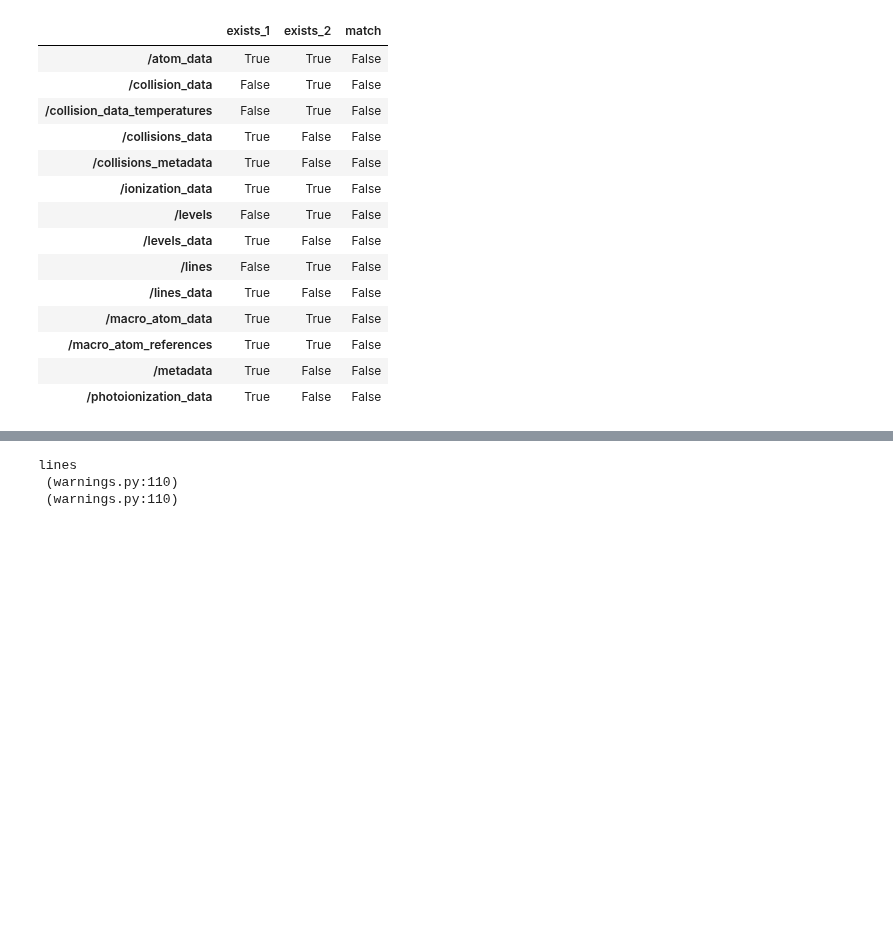
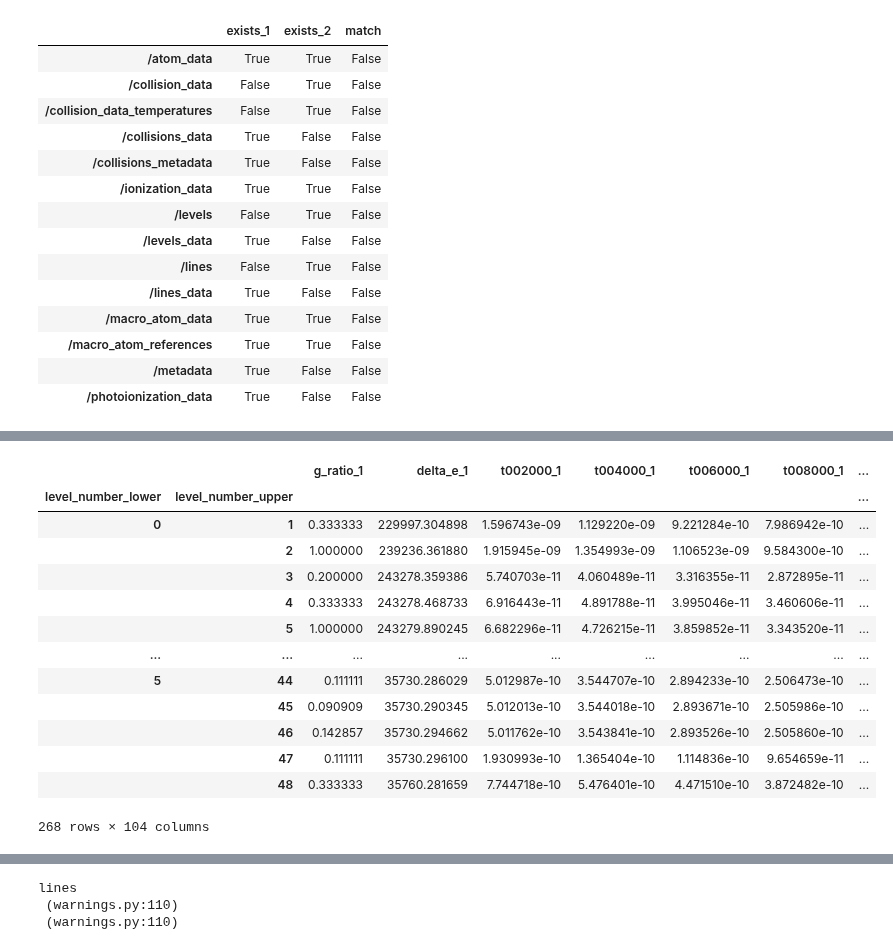
Before and after one commit to tardis-sn/carsus, a Jupyter notebook: docs/development/compare_atomic_files.ipynb, the cells around one changed output, grey strips where cells are left out. Cells and saved outputs as stored; diff of their text form; code cells hidden in the pictures; blank space fills up the shorter version.

```diff
--- a/docs/development/compare_atomic_files.ipynb
+++ b/docs/development/compare_atomic_files.ipynb
@@ -263,0 +414,32 @@ atc.tt
+# %%
+rtol = 1e-07
+common_cols = np.intersect1d(
+            atc.cols1.columns.values, atc.cols2.columns.values
+        )
+for item in common_cols:
+    mcols["matches_" + item] = np.isclose(
+        mcols[item + "_1"], mcols[item + "_2"], rtol=rtol
+    )
+    mcols["pct_change_" + item] = mcols[
+        [item + "_1", item + "_2"]
+    ].pct_change(axis=1)[item + "_2"]
+
+    mcols["pct_change_" + item] = mcols[
+        "pct_change_" + item
+    ].fillna(0)
+mcols
+# %% [output]
+|  |  | g_ratio_1 | delta_e_1 | t002000_1 | t004000_1 | t006000_1 | t008000_1 | ... |
+| level_number_lower | level_number_upper |  |  |  |  |  |  | ... |
+| 0 | 1 | 0.333333 | 229997.304898 | 1.596743e-09 | 1.129220e-09 | 9.221284e-10 | 7.986942e-10 | ... |
+|  | 2 | 1.000000 | 239236.361880 | 1.915945e-09 | 1.354993e-09 | 1.106523e-09 | 9.584300e-10 | ... |
+|  | 3 | 0.200000 | 243278.359386 | 5.740703e-11 | 4.060489e-11 | 3.316355e-11 | 2.872895e-11 | ... |
+|  | 4 | 0.333333 | 243278.468733 | 6.916443e-11 | 4.891788e-11 | 3.995046e-11 | 3.460606e-11 | ... |
+|  | 5 | 1.000000 | 243279.890245 | 6.682296e-11 | 4.726215e-11 | 3.859852e-11 | 3.343520e-11 | ... |
+| ... | ... | ... | ... | ... | ... | ... | ... | ... |
+| 5 | 44 | 0.111111 | 35730.286029 | 5.012987e-10 | 3.544707e-10 | 2.894233e-10 | 2.506473e-10 | ... |
+|  | 45 | 0.090909 | 35730.290345 | 5.012013e-10 | 3.544018e-10 | 2.893671e-10 | 2.505986e-10 | ... |
+|  | 46 | 0.142857 | 35730.294662 | 5.011762e-10 | 3.543841e-10 | 2.893526e-10 | 2.505860e-10 | ... |
+|  | 47 | 0.111111 | 35730.296100 | 1.930993e-10 | 1.365404e-10 | 1.114836e-10 | 9.654659e-11 | ... |
+|  | 48 | 0.333333 | 35760.281659 | 7.744718e-10 | 5.476401e-10 | 4.471510e-10 | 3.872482e-10 | ... |
+268 rows × 104 columns
```
Also changed, not shown: parts of 9 cells of this notebook.
